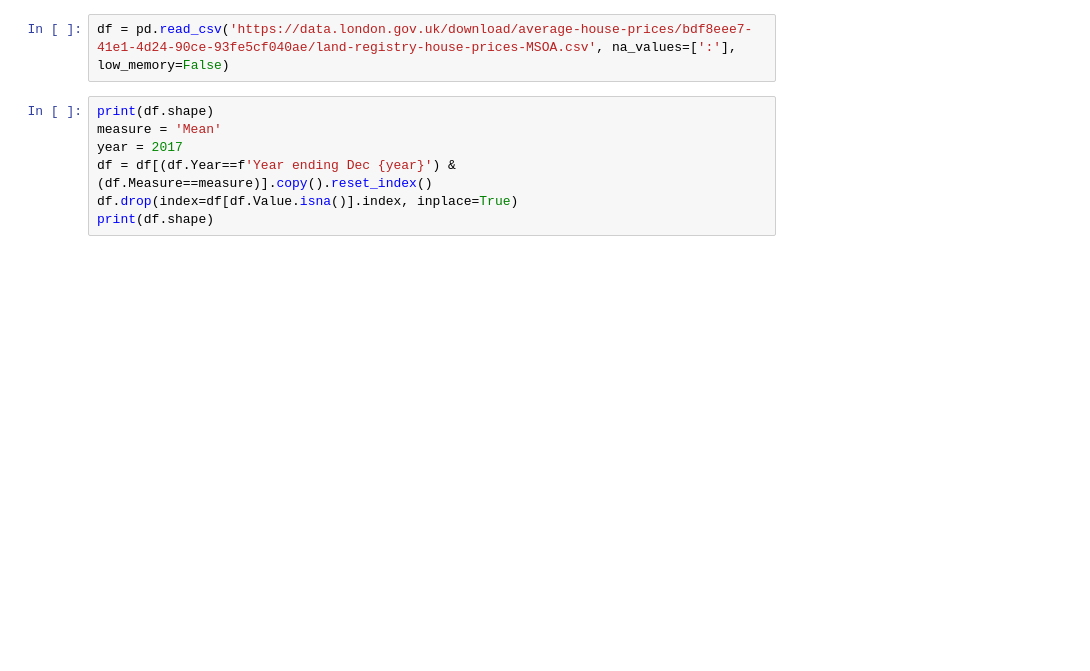
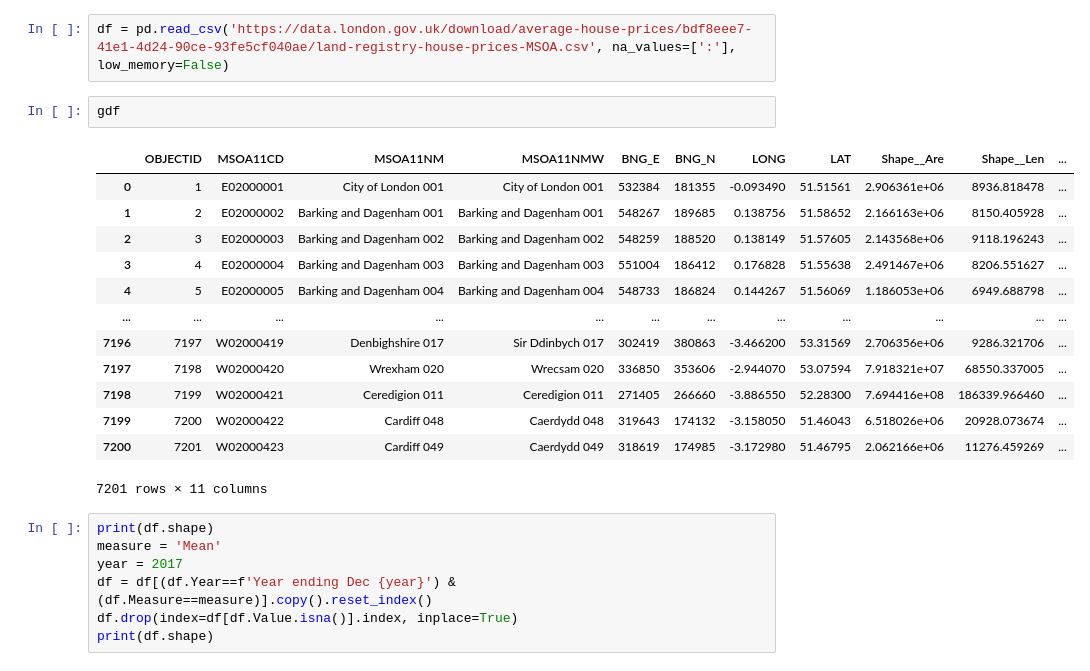
Before and after one commit to minghaninucl/CASA06, a Jupyter notebook: tutorials/week5/DSSS_SDC_2021_Workshop_5_Advanced_Clustering.ipynb, the cells around one changed output. Saved outputs shown, nothing was run; the diff lists cells and outputs as text; blank space fills up the shorter version.

```diff
--- a/tutorials/week5/DSSS_SDC_2021_Workshop_5_Advanced_Clustering.ipynb
+++ b/tutorials/week5/DSSS_SDC_2021_Workshop_5_Advanced_Clustering.ipynb
@@ -95,6 +95,22 @@ memory usage: 619.0+ KB
 Next, we will download the house price in a csv file from the [London DataStore](data.london.gov.uk).
 # %%
 df = pd.read_csv('https://data.london.gov.uk/download/average-house-prices/bdf8eee7-41e1-4d24-90ce-93fe5cf040ae/land-registry-house-prices-MSOA.csv', na_values=[':'], low_memory=False)
+# %%
+gdf
+# %% [output]
+|  | OBJECTID | MSOA11CD | MSOA11NM | MSOA11NMW | BNG_E | BNG_N | LONG | LAT | Shape__Are | Shape__Len | ... |
+| 0 | 1 | E02000001 | City of London 001 | City of London 001 | 532384 | 181355 | -0.093490 | 51.51561 | 2.906361e+06 | 8936.818478 | ... |
+| 1 | 2 | E02000002 | Barking and Dagenham 001 | Barking and Dagenham 001 | 548267 | 189685 | 0.138756 | 51.58652 | 2.166163e+06 | 8150.405928 | ... |
+| 2 | 3 | E02000003 | Barking and Dagenham 002 | Barking and Dagenham 002 | 548259 | 188520 | 0.138149 | 51.57605 | 2.143568e+06 | 9118.196243 | ... |
+| 3 | 4 | E02000004 | Barking and Dagenham 003 | Barking and Dagenham 003 | 551004 | 186412 | 0.176828 | 51.55638 | 2.491467e+06 | 8206.551627 | ... |
+| 4 | 5 | E02000005 | Barking and Dagenham 004 | Barking and Dagenham 004 | 548733 | 186824 | 0.144267 | 51.56069 | 1.186053e+06 | 6949.688798 | ... |
+| ... | ... | ... | ... | ... | ... | ... | ... | ... | ... | ... | ... |
+| 7196 | 7197 | W02000419 | Denbighshire 017 | Sir Ddinbych 017 | 302419 | 380863 | -3.466200 | 53.31569 | 2.706356e+06 | 9286.321706 | ... |
+| 7197 | 7198 | W02000420 | Wrexham 020 | Wrecsam 020 | 336850 | 353606 | -2.944070 | 53.07594 | 7.918321e+07 | 68550.337005 | ... |
+| 7198 | 7199 | W02000421 | Ceredigion 011 | Ceredigion 011 | 271405 | 266660 | -3.886550 | 52.28300 | 7.694416e+08 | 186339.966460 | ... |
+| 7199 | 7200 | W02000422 | Cardiff 048 | Caerdydd 048 | 319643 | 174132 | -3.158050 | 51.46043 | 6.518026e+06 | 20928.073674 | ... |
+| 7200 | 7201 | W02000423 | Cardiff 049 | Caerdydd 049 | 318619 | 174985 | -3.172980 | 51.46795 | 2.062166e+06 | 11276.459269 | ... |
+7201 rows × 11 columns
 # %%
 print(df.shape)
 measure = 'Mean'
```
Also changed, not shown: parts of 16 cells of this notebook, 30 other files.
